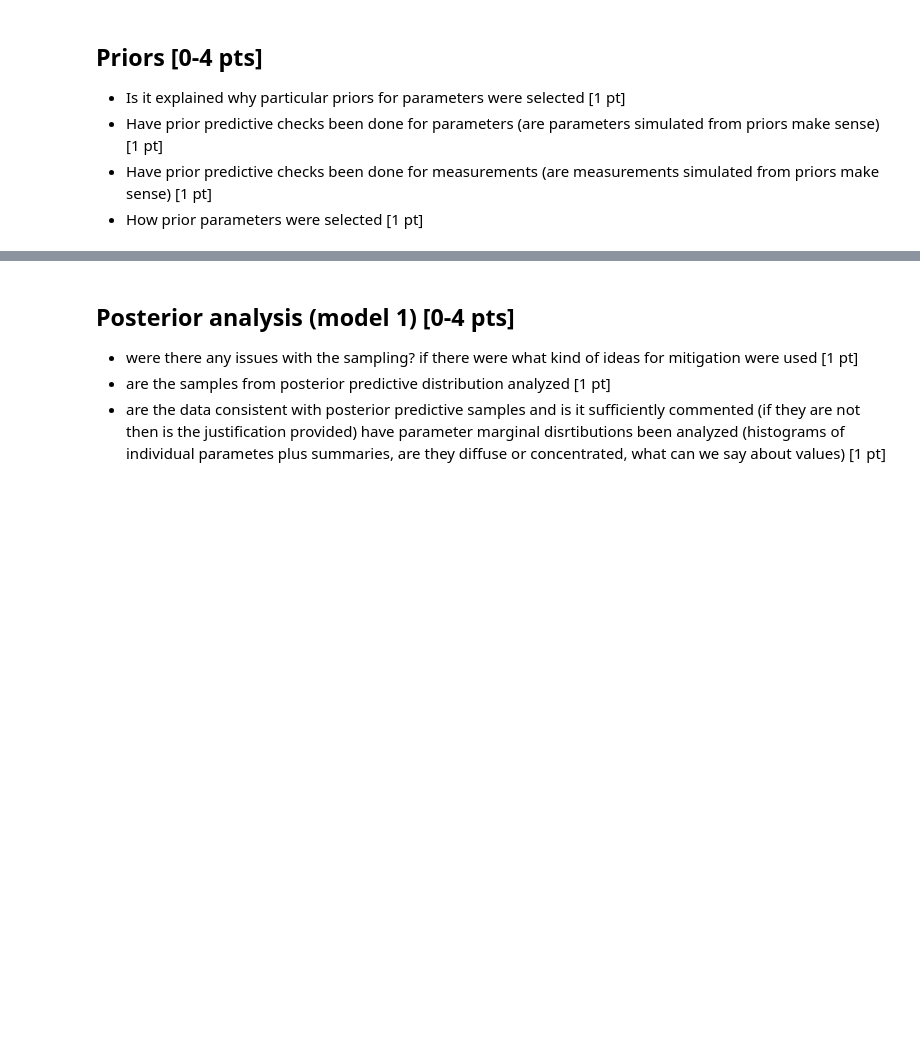
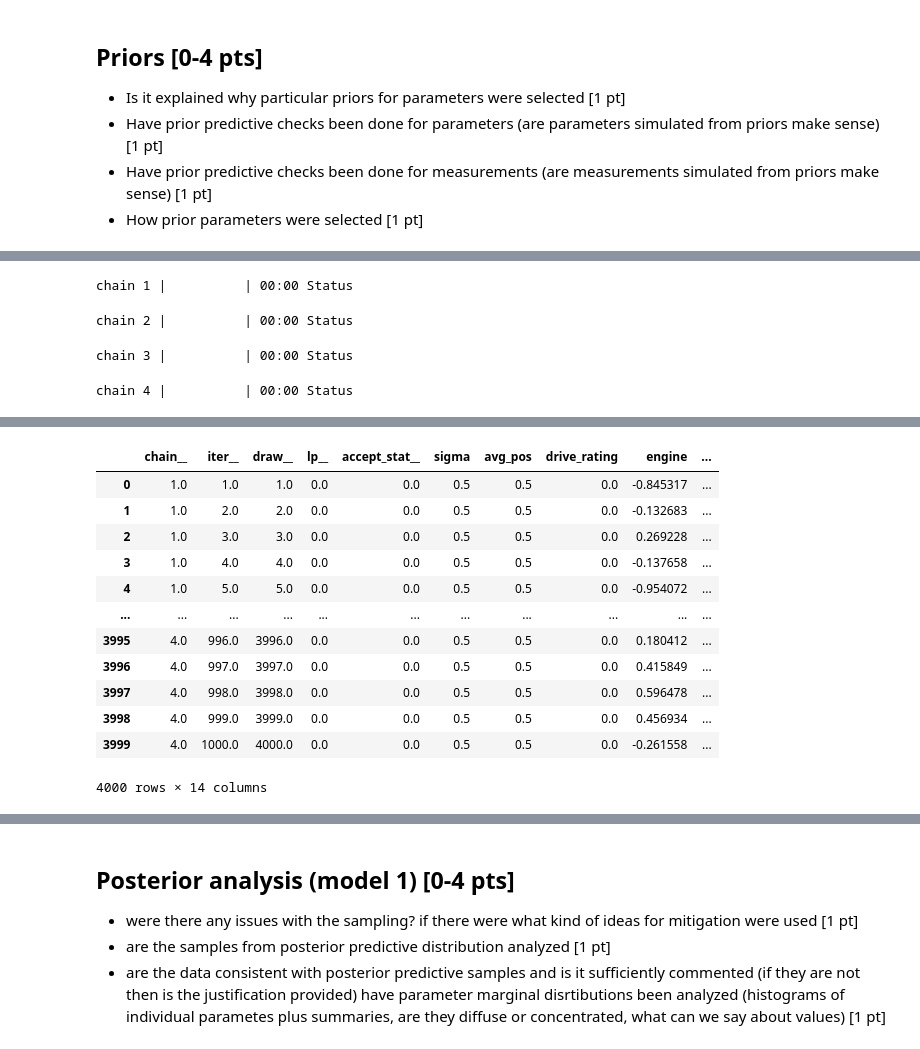
Before and after one commit to Klaudiusz1212/F1_bayesian, a Jupyter notebook: ISZ_Lukasz_Filo_Klaudiusz_Grobelski.ipynb, the cells around one changed output, grey strips where cells are left out. Cells and saved outputs as stored; diff of their text form; code cells hidden in the pictures; blank space fills up the shorter version.

Commit message:
prior model 2

```diff
--- a/ISZ_Lukasz_Filo_Klaudiusz_Grobelski.ipynb
+++ b/ISZ_Lukasz_Filo_Klaudiusz_Grobelski.ipynb
@@ -47,3 +53,5 @@ DAGs illustrate the main types of confounding structures:
 - Have prior predictive checks been done for parameters (are parameters simulated from priors make sense) [1 pt]
 - Have prior predictive checks been done for measurements (are measurements simulated from priors make sense) [1 pt]
 - How prior parameters were selected [1 pt]
+# %%
+model_1_ppc = CmdStanModel(stan_file='stan/model_1_ppc.stan')
@@ -49,0 +61,5 @@ DAGs illustrate the main types of confounding structures:
+# %%
+model_1_ppc_sim = model_1_ppc.sample(data={'sigma': 0.5},iter_warmup=1, fixed_param=True, seed=123456)
+df_ppc_sim = model_1_ppc_sim.draws_pd()
+df_ppc_sim
+# %% [output]
@@ -49,0 +67,4 @@ DAGs illustrate the main types of confounding structures:
+chain 1 |          | 00:00 Status
+chain 2 |          | 00:00 Status
+chain 3 |          | 00:00 Status
+chain 4 |          | 00:00 Status
@@ -49,0 +72,13 @@ DAGs illustrate the main types of confounding structures:
+|  | chain__ | iter__ | draw__ | lp__ | accept_stat__ | sigma | avg_pos | drive_rating | engine | ... |
+| 0 | 1.0 | 1.0 | 1.0 | 0.0 | 0.0 | 0.5 | 0.5 | 0.0 | -0.845317 | ... |
+| 1 | 1.0 | 2.0 | 2.0 | 0.0 | 0.0 | 0.5 | 0.5 | 0.0 | -0.132683 | ... |
+| 2 | 1.0 | 3.0 | 3.0 | 0.0 | 0.0 | 0.5 | 0.5 | 0.0 | 0.269228 | ... |
+| 3 | 1.0 | 4.0 | 4.0 | 0.0 | 0.0 | 0.5 | 0.5 | 0.0 | -0.137658 | ... |
+| 4 | 1.0 | 5.0 | 5.0 | 0.0 | 0.0 | 0.5 | 0.5 | 0.0 | -0.954072 | ... |
+| ... | ... | ... | ... | ... | ... | ... | ... | ... | ... | ... |
+| 3995 | 4.0 | 996.0 | 3996.0 | 0.0 | 0.0 | 0.5 | 0.5 | 0.0 | 0.180412 | ... |
+| 3996 | 4.0 | 997.0 | 3997.0 | 0.0 | 0.0 | 0.5 | 0.5 | 0.0 | 0.415849 | ... |
+| 3997 | 4.0 | 998.0 | 3998.0 | 0.0 | 0.0 | 0.5 | 0.5 | 0.0 | 0.596478 | ... |
+| 3998 | 4.0 | 999.0 | 3999.0 | 0.0 | 0.0 | 0.5 | 0.5 | 0.0 | 0.456934 | ... |
+| 3999 | 4.0 | 1000.0 | 4000.0 | 0.0 | 0.0 | 0.5 | 0.5 | 0.0 | -0.261558 | ... |
+4000 rows × 14 columns
```
Also changed, not shown: parts of 4 cells of this notebook, 1 other file.
